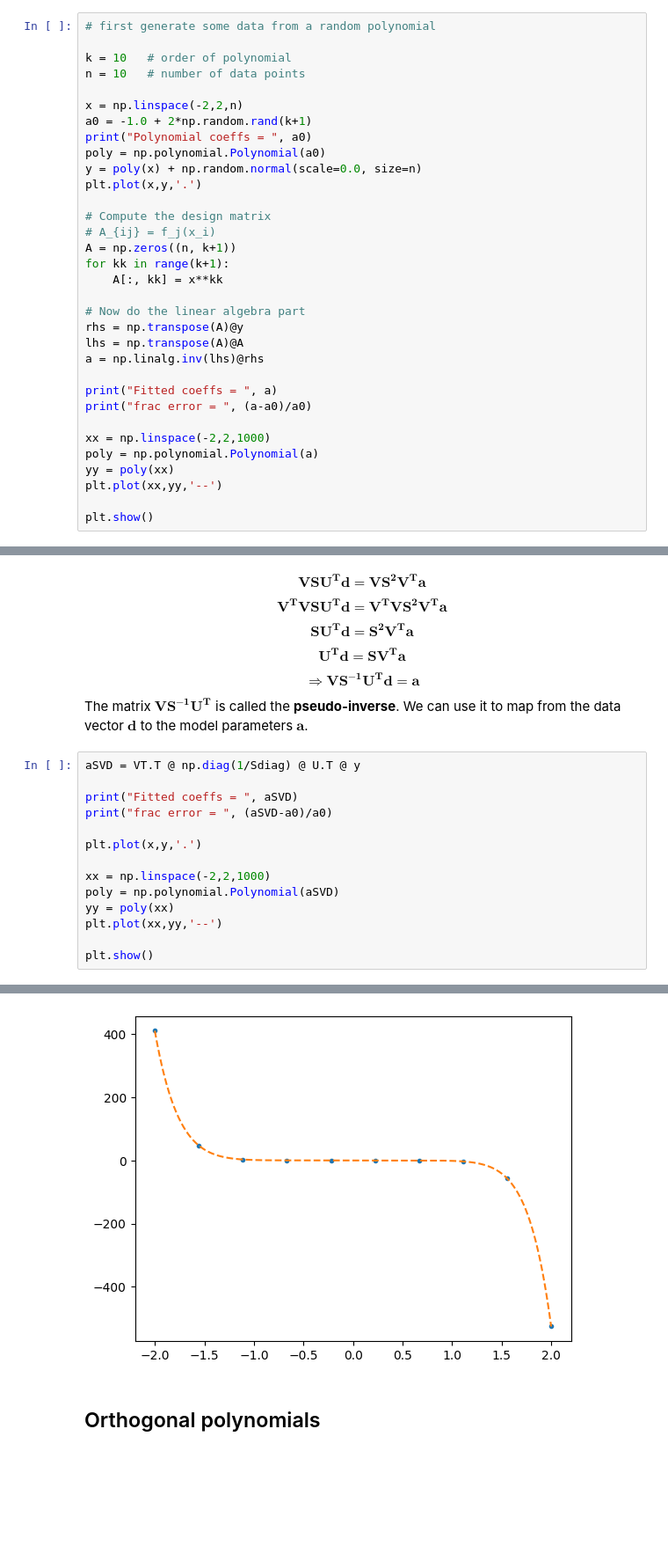
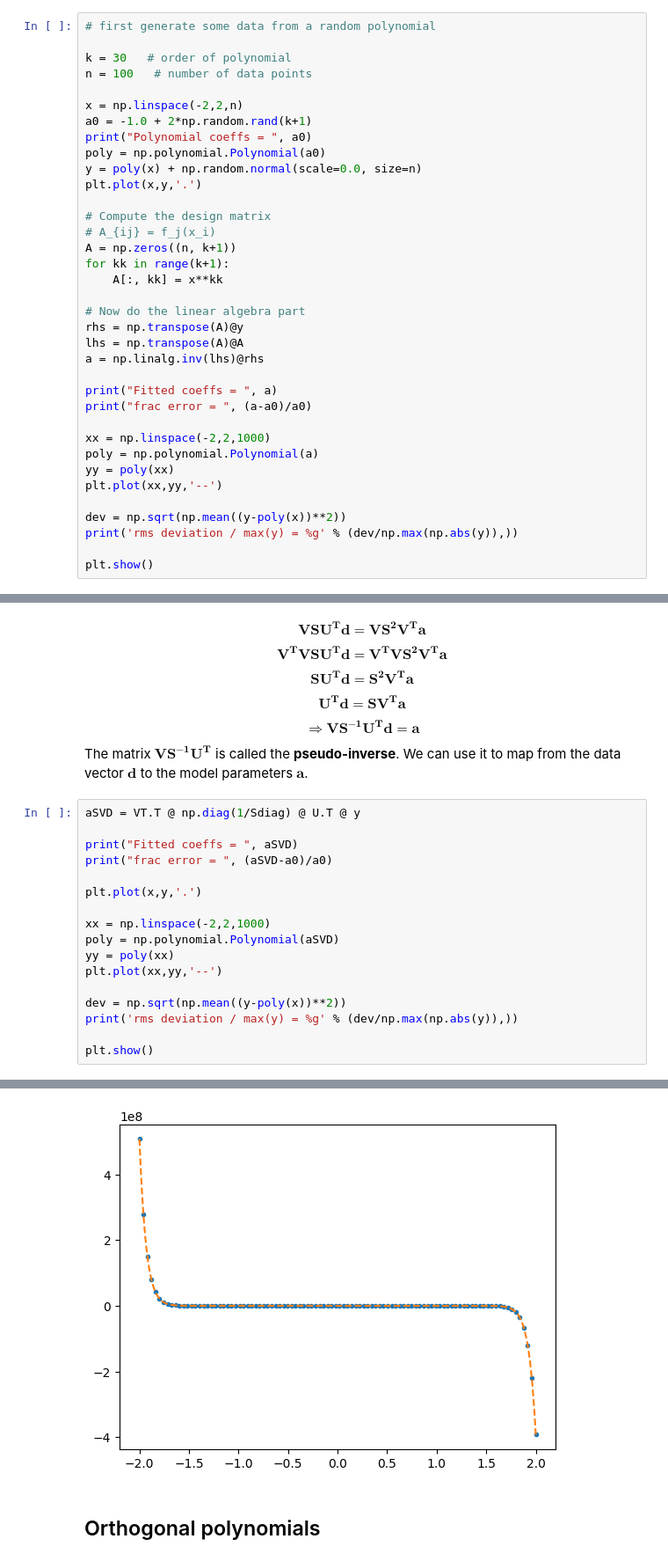
Before and after one commit to andrewcumming/phys512, a Jupyter notebook: _sources/polynomial_fit.ipynb, the cells around one changed output, grey strips where cells are left out. Shown at 88% size. Cells and saved outputs as stored; diff of their text form; blank space fills up the shorter version.

```diff
--- a/_sources/polynomial_fit.ipynb
+++ b/_sources/polynomial_fit.ipynb
@@ -16,8 +16,8 @@ For simplicity, let's take a constant error $\sigma_i$ for each point, so the $\
 # %%
 # first generate some data from a random polynomial
 
-k = 10   # order of polynomial
-n = 10   # number of data points
+k = 30   # order of polynomial
+n = 100   # number of data points
 
 x = np.linspace(-2,2,n)
 a0 = -1.0 + 2*np.random.rand(k+1)
@@ -45,5 +45,8 @@ poly = np.polynomial.Polynomial(a)
 yy = poly(xx)
 plt.plot(xx,yy,'--')
 
+dev = np.sqrt(np.mean((y-poly(x))**2))
+print('rms deviation / max(y) = %g' % (dev/np.max(np.abs(y)),))
+
 plt.show()
 # %% [output]
@@ -101,5 +114,8 @@ poly = np.polynomial.Polynomial(aSVD)
 yy = poly(xx)
 plt.plot(xx,yy,'--')
 
+dev = np.sqrt(np.mean((y-poly(x))**2))
+print('rms deviation / max(y) = %g' % (dev/np.max(np.abs(y)),))
+
 plt.show()
 # %% [output]
@@ -111,4 +137,4 @@ frac error =  [ 1.39182716e-01 -1.05235175e-14 -1.44526222e+00  4.20775569e-15
-[figure, old version]
+[figure, new version]
 # %% [markdown]
 ## Orthogonal polynomials
 # %% [markdown]
```
Also changed, not shown: parts of 4 cells of this notebook, 34 other files.
